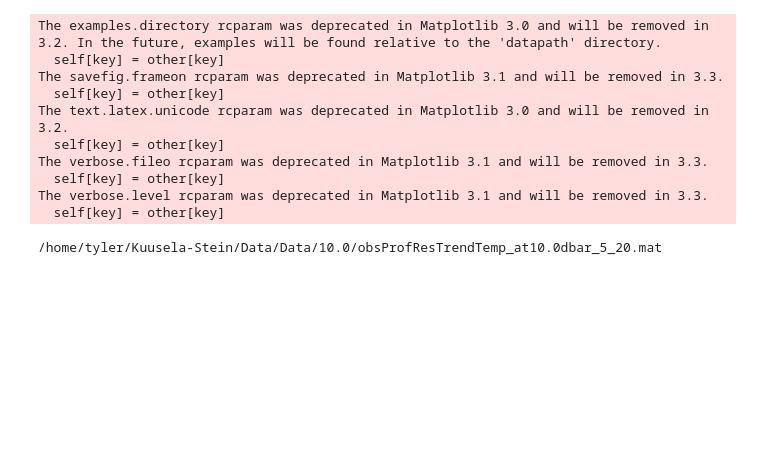
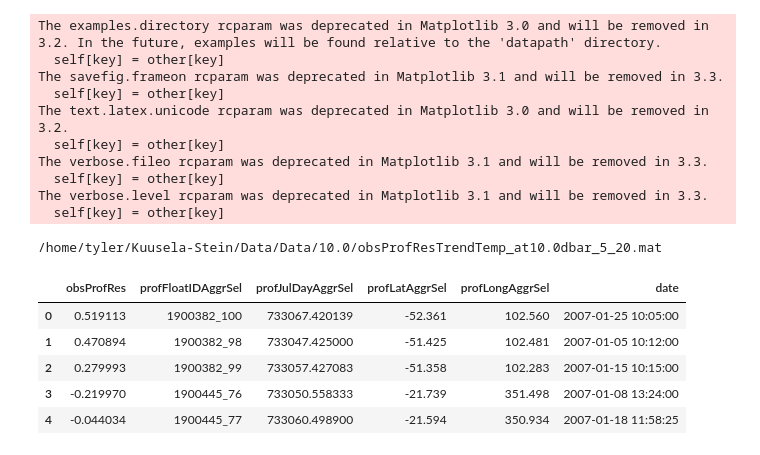
Before and after one commit to tylertucker202/argo-database, a Jupyter notebook: gridding/find-and-filter-outliers.ipynb, the cells around one changed output. Cells and saved outputs as stored; diff of their text form; code cells hidden in the pictures; blank space fills up the shorter version.

```diff
--- a/gridding/find-and-filter-outliers.ipynb
+++ b/gridding/find-and-filter-outliers.ipynb
@@ -52,2 +56,11 @@ for file in files:
 # %% [output]
 /home/tyler/Kuusela-Stein/Data/Data/10.0/obsProfResTrendTemp_at10.0dbar_5_20.mat
+# %%
+matDf.head()
+# %% [output]
+|  | obsProfRes | profFloatIDAggrSel | profJulDayAggrSel | profLatAggrSel | profLongAggrSel | date |
+| 0 | 0.519113 | 1900382_100 | 733067.420139 | -52.361 | 102.560 | 2007-01-25 10:05:00 |
+| 1 | 0.470894 | 1900382_98 | 733047.425000 | -51.425 | 102.481 | 2007-01-05 10:12:00 |
+| 2 | 0.279993 | 1900382_99 | 733057.427083 | -51.358 | 102.283 | 2007-01-15 10:15:00 |
+| 3 | -0.219970 | 1900445_76 | 733050.558333 | -21.739 | 351.498 | 2007-01-08 13:24:00 |
+| 4 | -0.044034 | 1900445_77 | 733060.498900 | -21.594 | 350.934 | 2007-01-18 11:58:25 |
```
Also changed, not shown: parts of 17 cells of this notebook, 1 other file.
